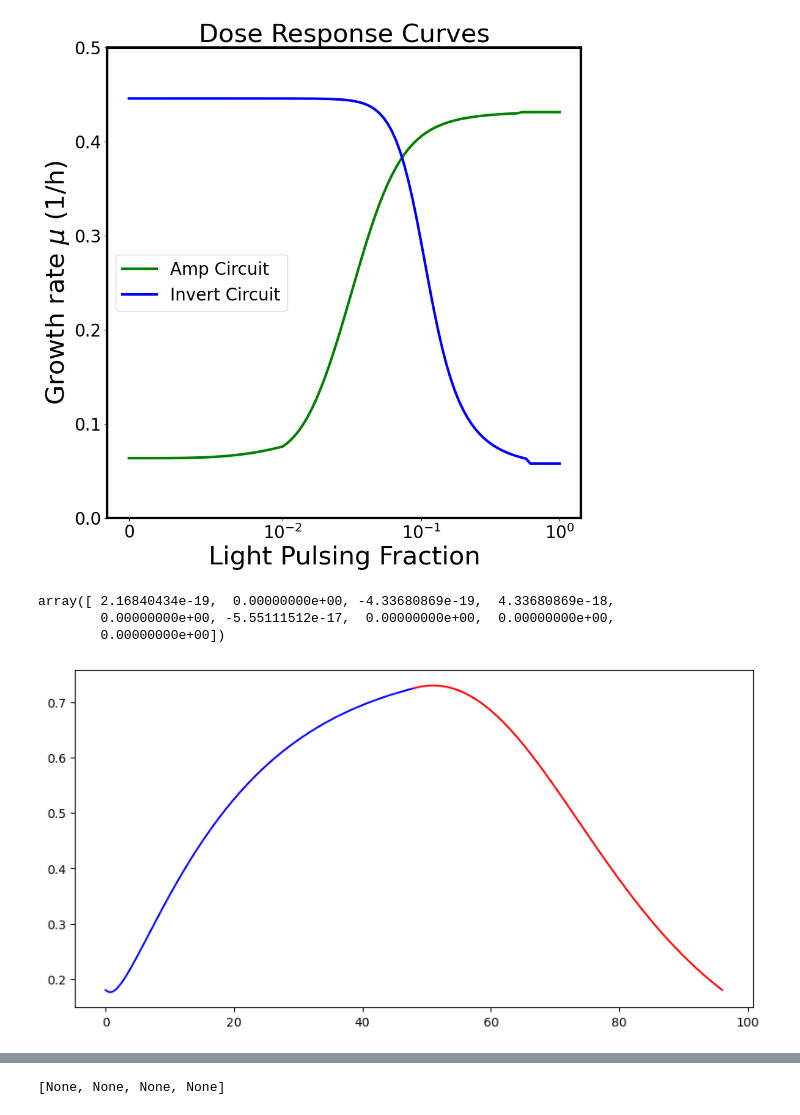
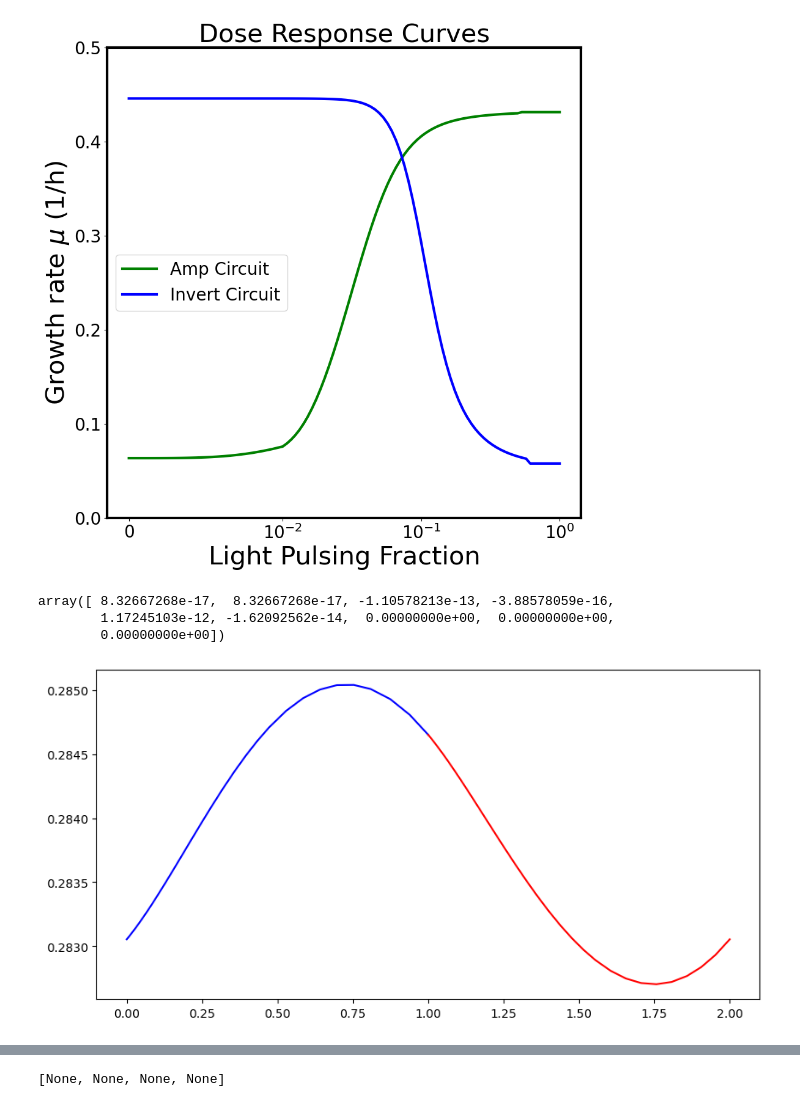
Before and after one commit to saurabhmalani1994/Cybernetic_BioModel, a Jupyter notebook: khammash_optomodel_simple_growth_scaled_mume_amp_invert_sep_fsolve.ipynb, the cells around one changed output, grey strips where cells are left out. Drawn from its saved outputs; the diff is of its cells as text; code cells hidden in the pictures.

```diff
--- a/khammash_optomodel_simple_growth_scaled_mume_amp_invert_sep_fsolve.ipynb
+++ b/khammash_optomodel_simple_growth_scaled_mume_amp_invert_sep_fsolve.ipynb
@@ -468,7 +530,7 @@ ax.set_ylim([0, 0.5])
 from scipy.optimize import fsolve
 from scipy.interpolate import interp1d
 
-macro_period = 96
+macro_period = 2
 macro_pulse = 0.5
 t_final = 48
 
@@ -508,35 +570,35 @@ def macropulse_fsolvefun(x, optogrowth_p, plot=False):
     setpoint_amp = np.array([0, mRNA_amp_fun(0)])
     # print(setpoint_invert)
     # print(setpoint_amp)
     # print('===============================')
 
     sol2 = solve_ivp(opto_growth, t_span=np.array([macro_pulse*macro_period*60, macro_period*60]), y0=x_init_inv, args=(optogrowth_p,od_sp),
                         rtol=1e-6, atol=1e-9,
                         method='BDF',
                         first_step = 0.0001,
                         )
 #     print('solveIvp', sol.message)
     x_init_inv = sol2.y[:,-1]
 
     if plot:
         fig = plt.figure(figsize=(10,5))
         ax = fig.add_subplot(111)
-        ax.plot(sol.t/60, sol.y[-4], '-b', label='OD')
-        ax.plot(sol2.t/60, sol2.y[-4], '-r', label='OD2')
+        ax.plot(sol.t/60, sol.y[4], '-b', label='OD')
+        ax.plot(sol2.t/60, sol2.y[4], '-r', label='OD2')
 
     return (x_init_inv - x)
 
 optogrowth_p = kdegR, ktrans, kdegP, kdegPPDC, mu_max_invert, 0, Ks, Y, K_Rep, K_Amp, n_Rep, n_Amp
 x_guess = [1, 1, 1, 1, 1, 1, 20, 0.1, 0.0]
 x_init_invert, infodict, ier, mesg = fsolve(macropulse_fsolvefun, x_guess, args=(optogrowth_p,), xtol=1e-9, maxfev=10000, full_output=True, factor=0.0001)
 # print('invert', ier, mesg)
 # print(x_init_invert)
 
 macropulse_fsolvefun(x_init_invert, optogrowth_p, plot=True)
 
 # mRNA_invert, mRNA_amp, Rep, Amp, Enz_invert, Enz_amp, S, X_invert, X_amp = x
 # %% [output]
-array([ 2.16840434e-19,  0.00000000e+00, -4.33680869e-19,  4.33680869e-18,
-        0.00000000e+00, -5.55111512e-17,  0.00000000e+00,  0.00000000e+00,
+array([ 8.32667268e-17,  8.32667268e-17, -1.10578213e-13, -3.88578059e-16,
+        1.17245103e-12, -1.62092562e-14,  0.00000000e+00,  0.00000000e+00,
         0.00000000e+00])
-[figure, old version]
+[figure, new version]
```
Also changed, not shown: parts of 2 cells of this notebook, 4 other files.
